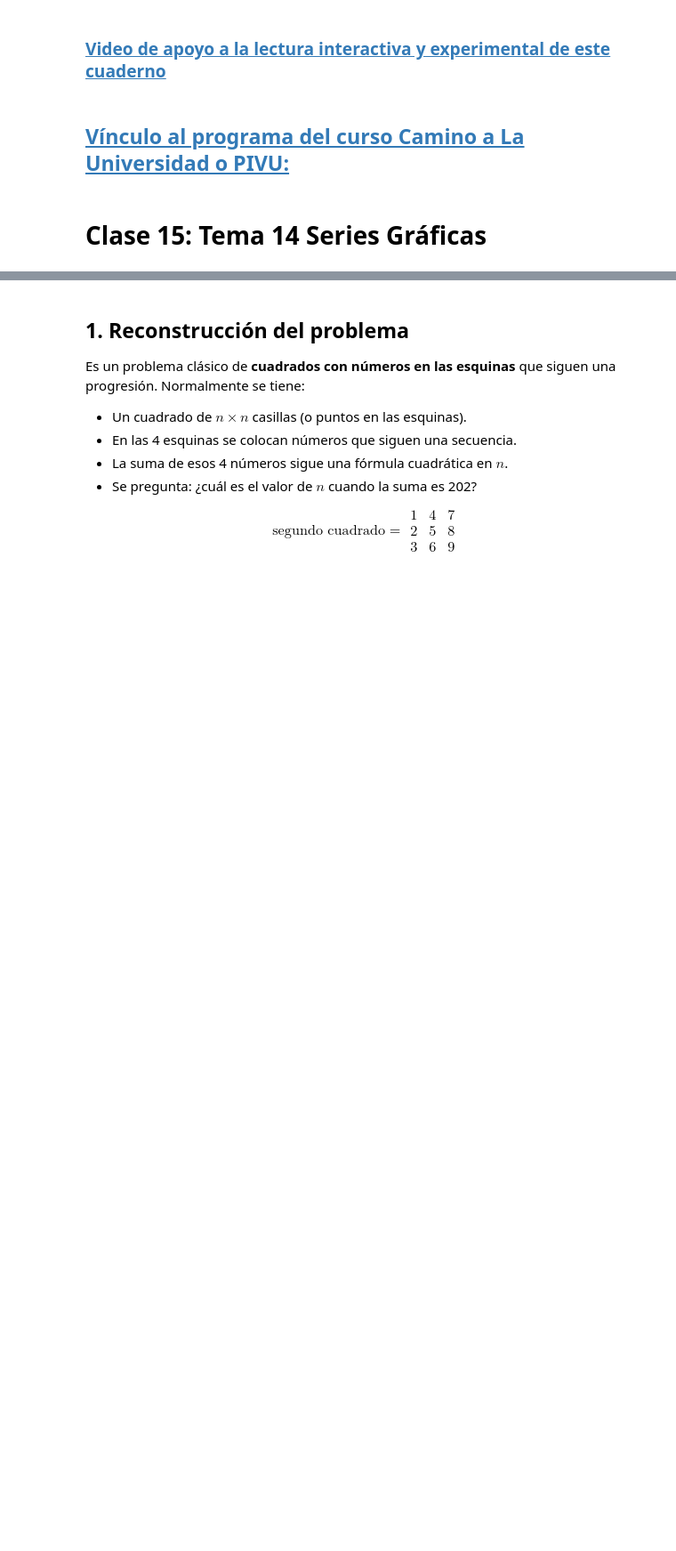
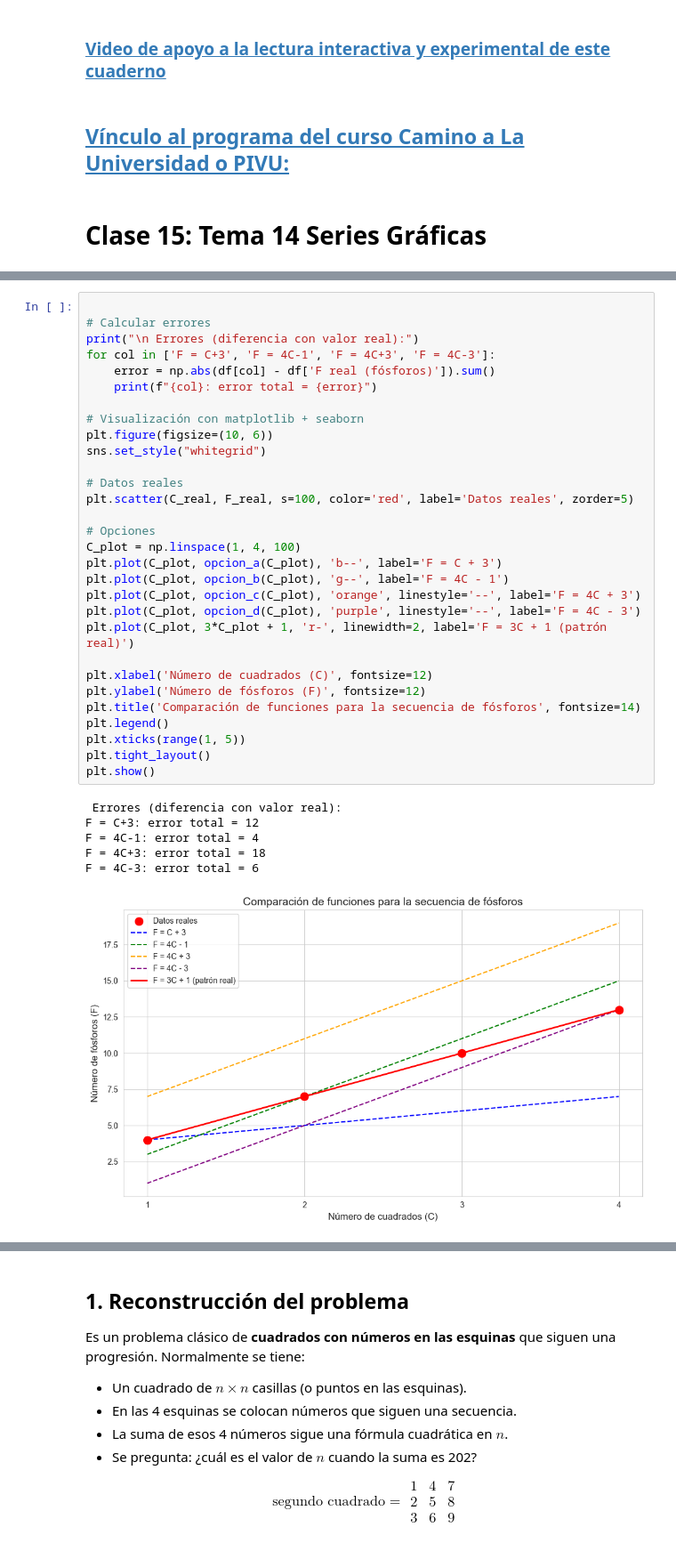
Before and after one commit to marco-canas/camino-udea, a Jupyter notebook: 6_razonamiento_geometrico/clase_15_series_graficas/clase_15_tema_14_series_graficas.ipynb, the cells around one changed output, grey strips where cells are left out. Shown at 89% size. Drawn from its saved outputs; the diff is of its cells as text; blank space fills up the shorter version.

```diff
--- a/6_razonamiento_geometrico/clase_15_series_graficas/clase_15_tema_14_series_graficas.ipynb
+++ b/6_razonamiento_geometrico/clase_15_series_graficas/clase_15_tema_14_series_graficas.ipynb
@@ -62,0 +728,37 @@ generar_qr(url)
+# %%
+
+# Calcular errores
+print("\n Errores (diferencia con valor real):")
+for col in ['F = C+3', 'F = 4C-1', 'F = 4C+3', 'F = 4C-3']:
+    error = np.abs(df[col] - df['F real (fósforos)']).sum()
+    print(f"{col}: error total = {error}")
+
+# Visualización con matplotlib + seaborn
+plt.figure(figsize=(10, 6))
+sns.set_style("whitegrid")
+
+# Datos reales
+plt.scatter(C_real, F_real, s=100, color='red', label='Datos reales', zorder=5)
+
+# Opciones
+C_plot = np.linspace(1, 4, 100)
+plt.plot(C_plot, opcion_a(C_plot), 'b--', label='F = C + 3')
+plt.plot(C_plot, opcion_b(C_plot), 'g--', label='F = 4C - 1')
+plt.plot(C_plot, opcion_c(C_plot), 'orange', linestyle='--', label='F = 4C + 3')
+plt.plot(C_plot, opcion_d(C_plot), 'purple', linestyle='--', label='F = 4C - 3')
+plt.plot(C_plot, 3*C_plot + 1, 'r-', linewidth=2, label='F = 3C + 1 (patrón real)')
+
+plt.xlabel('Número de cuadrados (C)', fontsize=12)
+plt.ylabel('Número de fósforos (F)', fontsize=12)
+plt.title('Comparación de funciones para la secuencia de fósforos', fontsize=14)
+plt.legend()
+plt.xticks(range(1, 5))
+plt.tight_layout()
+plt.show()
+# %% [output]
+ Errores (diferencia con valor real):
+F = C+3: error total = 12
+F = 4C-1: error total = 4
+F = 4C+3: error total = 18
+F = 4C-3: error total = 6
+[figure, added]
```
Also changed, not shown: parts of 38 cells of this notebook, 3 other files.
